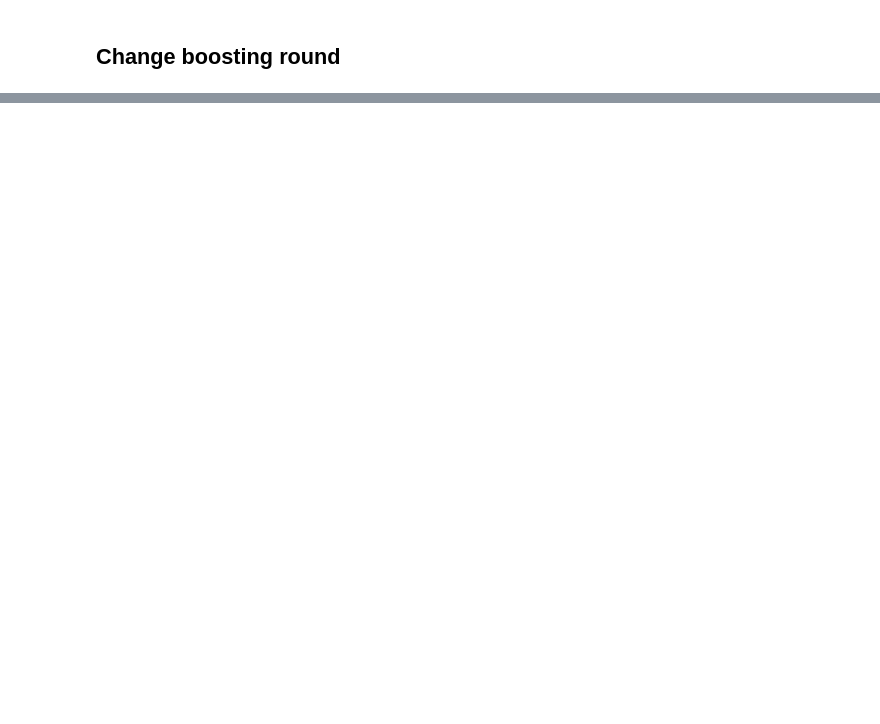
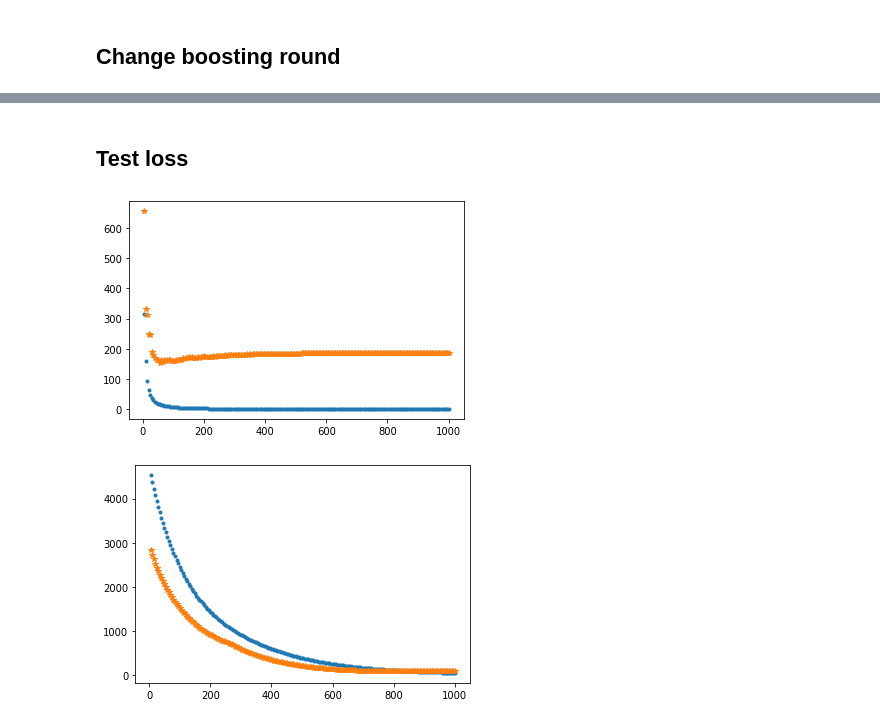
Before and after one commit to gnitnaw/Programs, a Jupyter notebook: Chapter8/RegressionBoosting.ipynb, the cells around one changed output, grey strips where cells are left out. Drawn from its saved outputs; the diff is of its cells as text; code cells hidden in the pictures; blank space fills up the shorter version.

```diff
--- a/Chapter8/RegressionBoosting.ipynb
+++ b/Chapter8/RegressionBoosting.ipynb
@@ -110,0 +116,23 @@ for alpha in alphas:
+# %% [markdown]
+## Test loss
+# %%
+BoostingRounds = 1000
+nStep = 5
+BB = (np.arange(int(BoostingRounds/nStep))+1)*nStep
+MSE_boost = np.zeros(int(BoostingRounds/nStep))
+MSE_train = np.zeros(int(BoostingRounds/nStep))
+for alpha in alphas:
+    for i in range(int(BoostingRounds/nStep)):
+        g_0, g_boost = TrainBoost(alpha,(i+1)*nStep,x,y)
+        yhat = Predict(g_0, g_boost, alpha, x)
+        yTesthat = Predict(g_0, g_boost, alpha, xTest)
+        MSE_train[i] = mean_squared_error(y, yhat)
+        MSE_boost[i] = mean_squared_error(yTest, yTesthat)
+
+    plt.plot(BB,MSE_train,'.')
+    plt.plot(BB,MSE_boost,'*')
+
+    plt.show()
+# %% [output]
+[figure, added]
+[figure, added]
```
Also changed, not shown: parts of 4 cells of this notebook.
